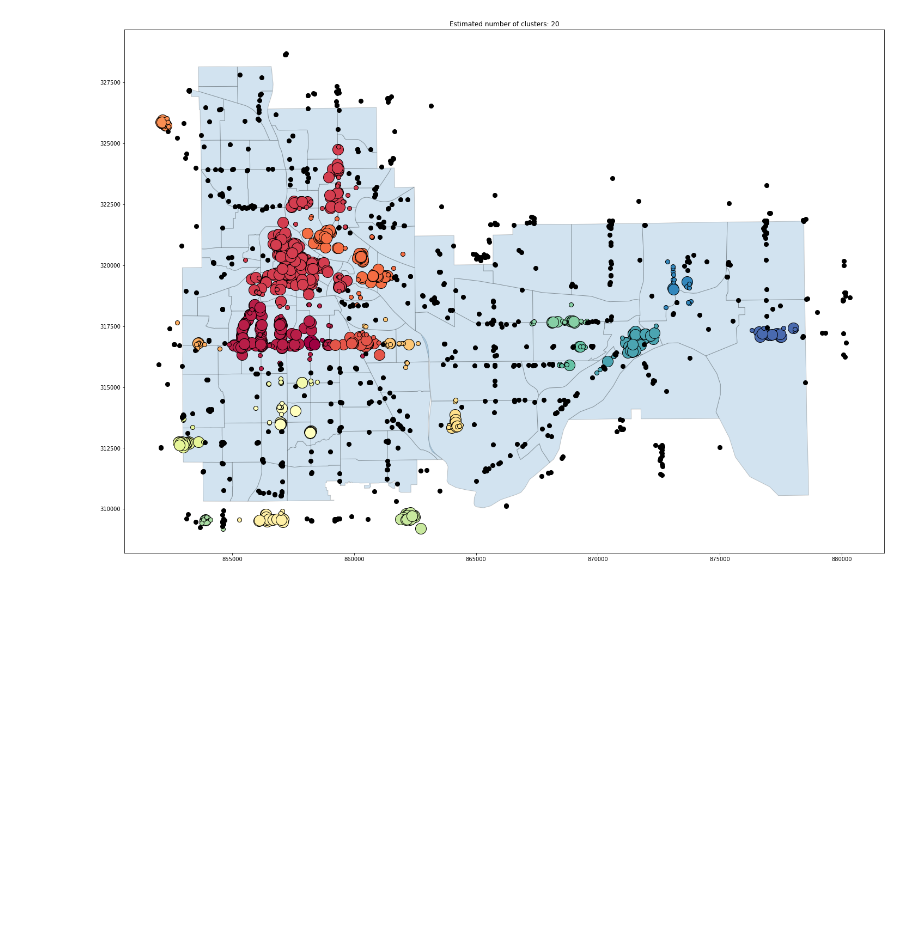
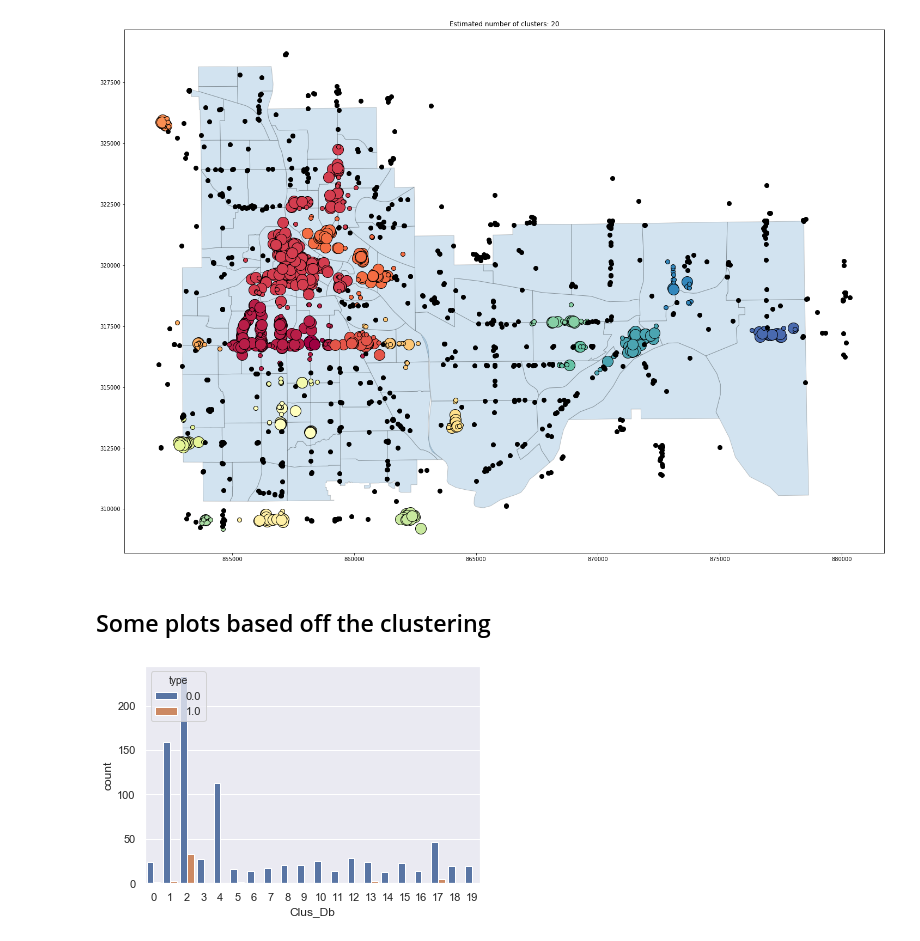
Before and after one commit to no50free/Twin_Cities_Cluster_Analysis, a Jupyter notebook: Capstone Cleaned.ipynb, the cells around one changed output. Cells and saved outputs as stored; diff of their text form; code cells hidden in the pictures; blank space fills up the shorter version.

```diff
--- a/Capstone Cleaned.ipynb
+++ b/Capstone Cleaned.ipynb
@@ -665,4 +646,10 @@ plt.title('Estimated number of clusters: %d' % realClusterNum)
 plt.show()
 # %% [output]
 [figure]
+# %% [markdown]
+## Some plots based off the clustering
+# %%
+ax = sns.countplot(x='Clus_Db', hue='type', data=gdf[gdf['Clus_Db'] != -1])
+# %% [output]
+[figure, added]
 # %%
```
Also changed, not shown: parts of 10 cells of this notebook.
